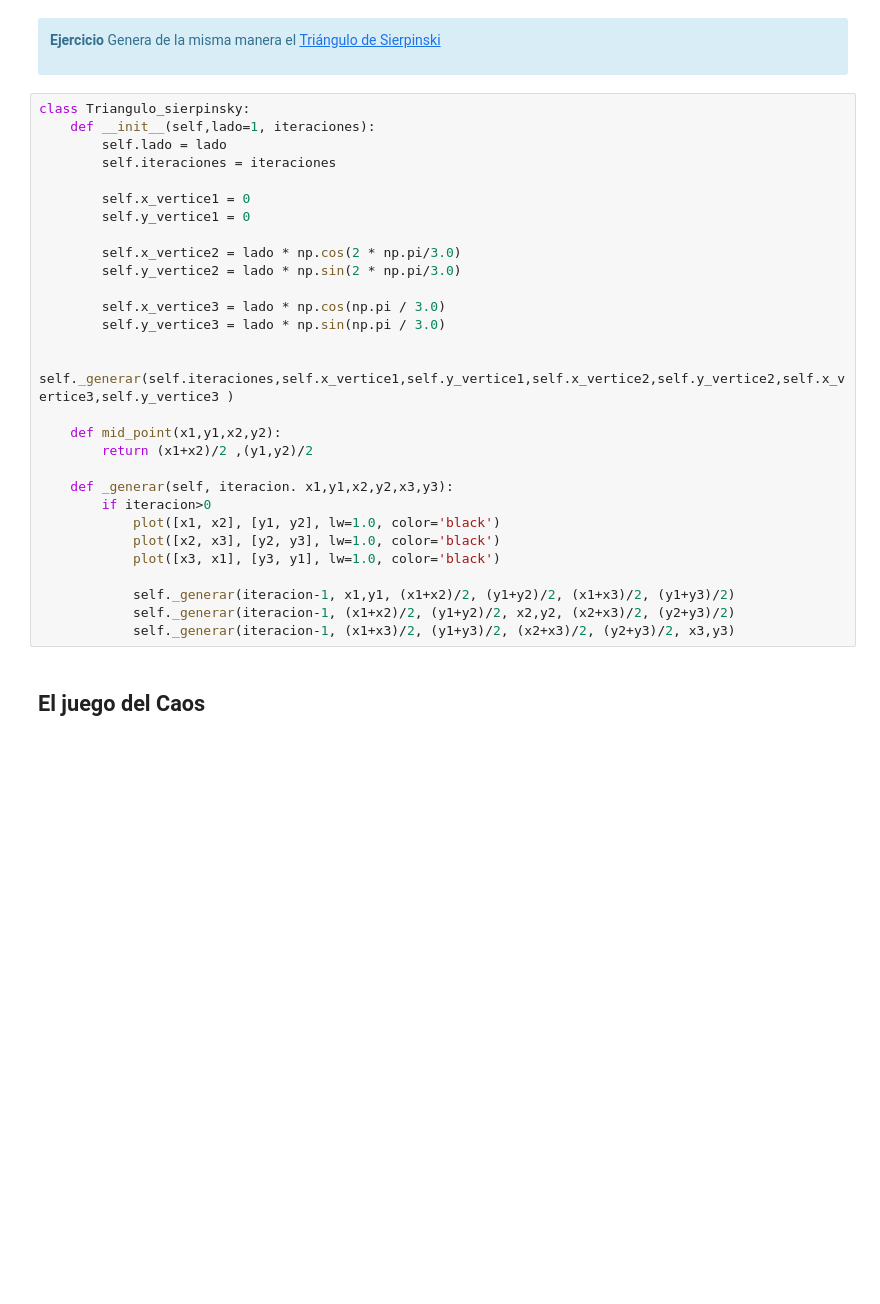
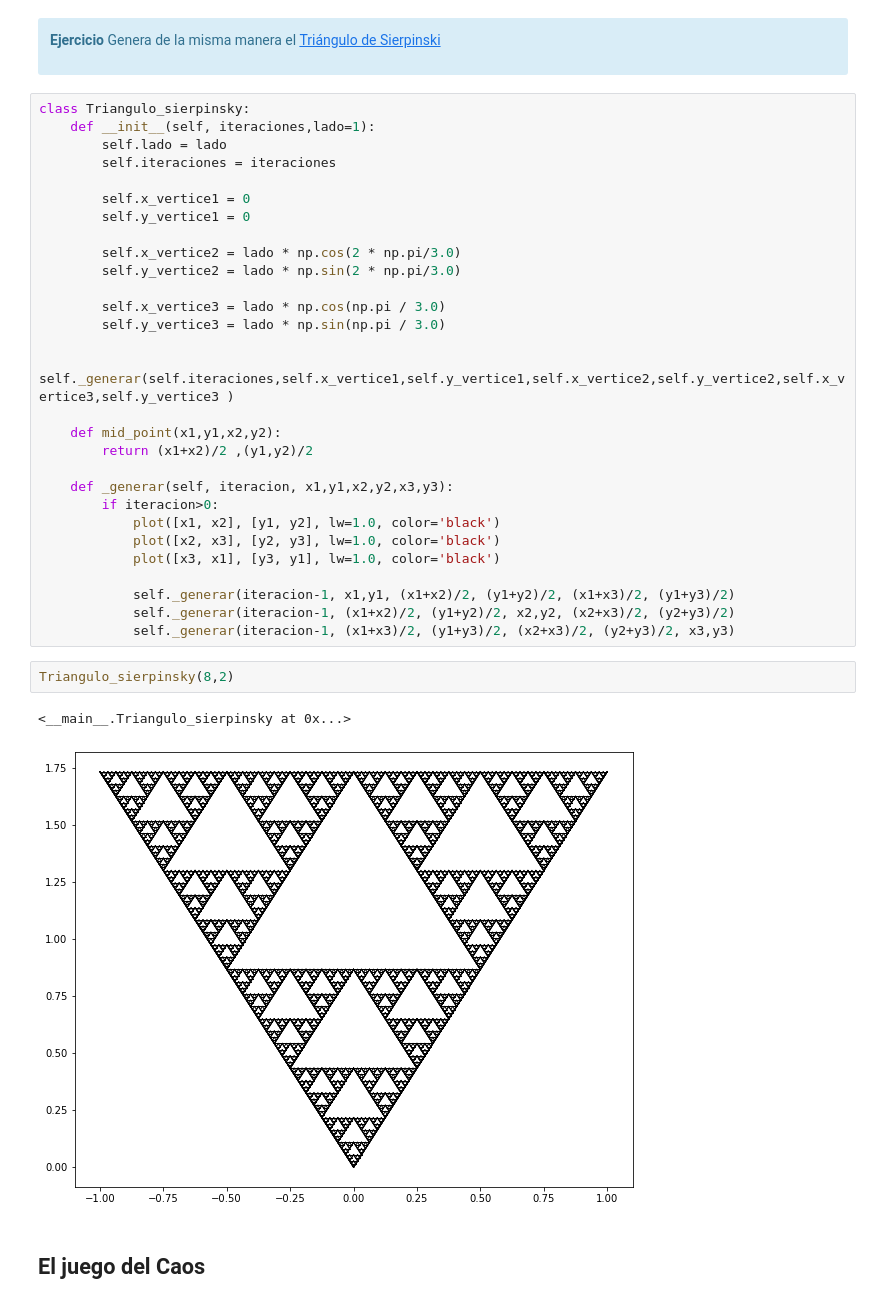
Before and after one commit to Skalas/Matematicas-computacionales-fall2020, a Jupyter notebook: alumnos/RicardoMendezB/Clases/17nov_fractales2.ipynb, the cells around one changed output. Drawn from its saved outputs; the diff is of its cells as text; blank space fills up the shorter version.

```diff
--- a/alumnos/RicardoMendezB/Clases/17nov_fractales2.ipynb
+++ b/alumnos/RicardoMendezB/Clases/17nov_fractales2.ipynb
@@ -126,7 +126,7 @@ copo = CopoVonKoch(lado=5,iteraciones=0)
 </div>
 # %%
 class Triangulo_sierpinsky:
-    def __init__(self,lado=1, iteraciones):
+    def __init__(self, iteraciones,lado=1):
         self.lado = lado
         self.iteraciones = iteraciones
 
@@ -144,8 +144,8 @@ class Triangulo_sierpinsky:
     def mid_point(x1,y1,x2,y2):
         return (x1+x2)/2 ,(y1,y2)/2
 
-    def _generar(self, iteracion. x1,y1,x2,y2,x3,y3):
-        if iteracion>0
+    def _generar(self, iteracion, x1,y1,x2,y2,x3,y3):
+        if iteracion>0:
             plot([x1, x2], [y1, y2], lw=1.0, color='black')
             plot([x2, x3], [y2, y3], lw=1.0, color='black')
             plot([x3, x1], [y3, y1], lw=1.0, color='black')
@@ -153,6 +153,11 @@ class Triangulo_sierpinsky:
             self._generar(iteracion-1, x1,y1, (x1+x2)/2, (y1+y2)/2, (x1+x3)/2, (y1+y3)/2)
             self._generar(iteracion-1, (x1+x2)/2, (y1+y2)/2, x2,y2, (x2+x3)/2, (y2+y3)/2)
             self._generar(iteracion-1, (x1+x3)/2, (y1+y3)/2, (x2+x3)/2, (y2+y3)/2, x3,y3)
+# %%
+Triangulo_sierpinsky(8,2)
+# %% [output]
+<__main__.Triangulo_sierpinsky at 0x...>
+[figure, added]
 # %% [markdown]
 ## El juego del Caos
 # %% [markdown]
```
Also changed, not shown: parts of 5 cells of this notebook.
